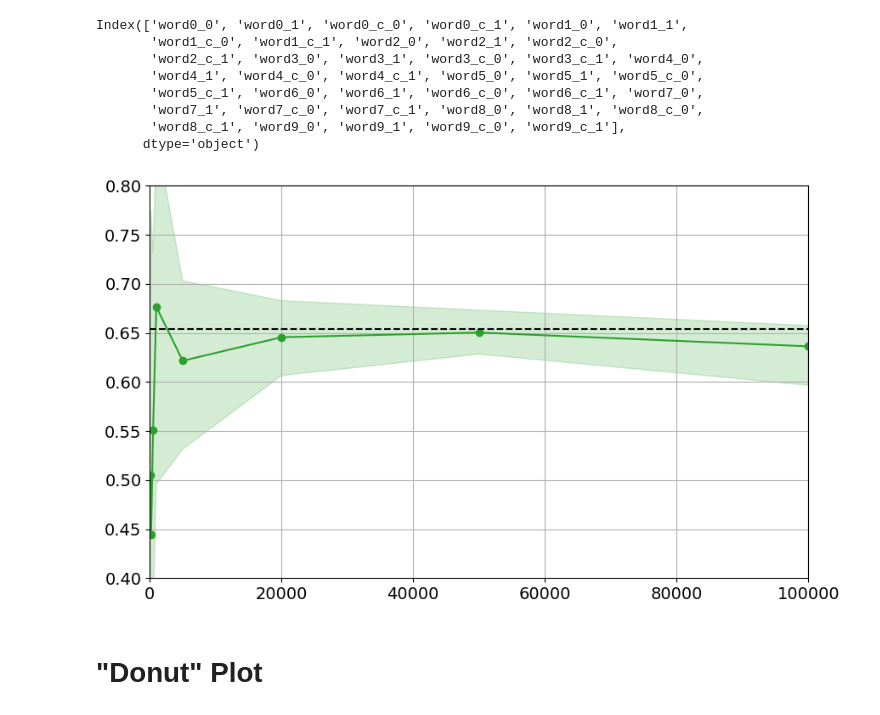
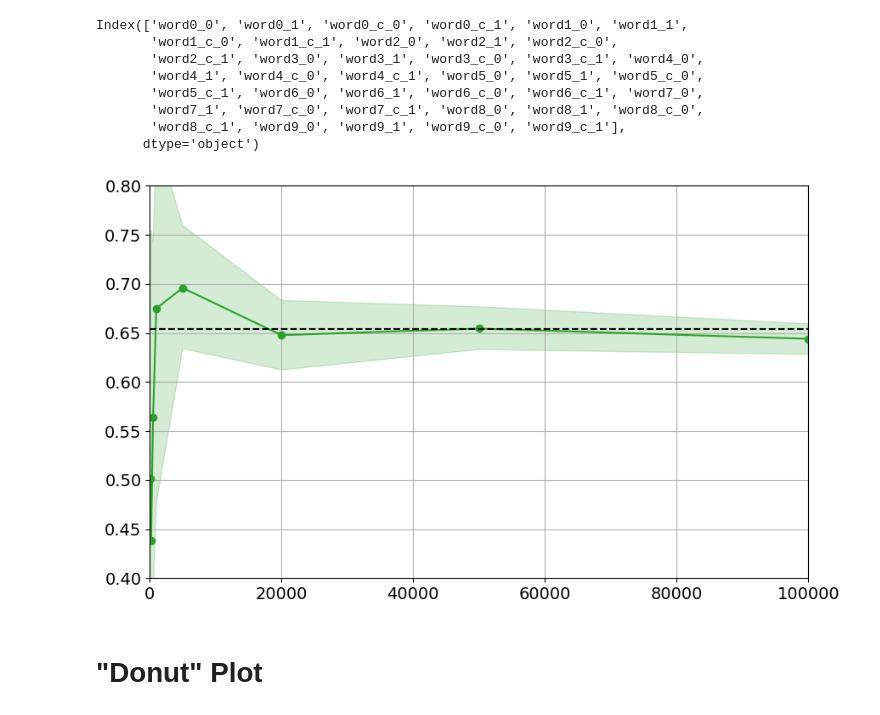
Before and after one commit to ninpnin/embedding-uncertainty-estimation, a Jupyter notebook: stan_simulation/plots.ipynb, the cells around one changed output. Cells and saved outputs as stored; diff of their text form; code cells hidden in the pictures.

Commit message:
gibbs

```diff
--- a/stan_simulation/plots.ipynb
+++ b/stan_simulation/plots.ipynb
@@ -332,8 +332,8 @@ word2 = "word1"
 
 
 sizes = [100, 200, 500, 1000, 5000, 20000, 50000, 100000]
-saved_fits_dir = "stan_fits_laplacedxd"#"stan_fits_dxdfixmap" # stan_fits_mfvi_nofix #stan_fit_nofix #stan_fits_laplacedxd #gibbs-samples
-inference_method = 'laplace'
+saved_fits_dir = "stan_fits_dxdfixmap"#"stan_fits_dxdfixmap" # stan_fits_mfvi_nofix #stan_fit_nofix #stan_fits_laplacedxd #gibbs-samples
+inference_method = 'hmc'
 
 
 with open('100k_v10_d2_.json') as f:
@@ -378,34 +378,34 @@ for size in sizes:
     wi = vocabulary[word2]
     eta_samples = [calculate_p(vi, wi, theta, len(vocabulary)) for theta in theta_samples]
 
     mean_p = np.mean(eta_samples)
     lower_ci, upper_ci = credible_interval(eta_samples)
 
     p_means.append(mean_p)
     credible_intervals.append((lower_ci, upper_ci))
 
 
 p_means = np.array(p_means)
 credible_intervals = np.array(credible_intervals)
 
 plt.figure(figsize=(10, 6))
 plt.ylim([0.4, 0.8])
 plt.plot(sizes, p_means, marker='o', linestyle='-', label='VI', color='tab:green')
 plt.fill_between(sizes, credible_intervals[:, 0], credible_intervals[:, 1], color='tab:green', alpha=0.2, label='VI 90% CI')
 plt.axhline(y=true_p, color='k', linestyle='--', label='True')
 #plt.xlabel('Data Size')
 #plt.ylabel('Co-occurrence probability')
 
 #plt.title(f'{saved_fits_dir}: {word1} - {word2}')
 #plt.legend()
 plt.grid(True)
 plt.tick_params(axis='both', which='major', labelsize=14)
 plt.xlim([0, 100000])
 
 plt.savefig(f'figs/wordpair_{saved_fits_dir}_{word1}{word2}.pdf')
 plt.show()
 # %% [output]
-[figure, old version]
+[figure, new version]
 # %% [markdown]
 # "Donut" Plot
 # %%
```
Also changed, not shown: parts of 7 cells of this notebook, 2 other files.
